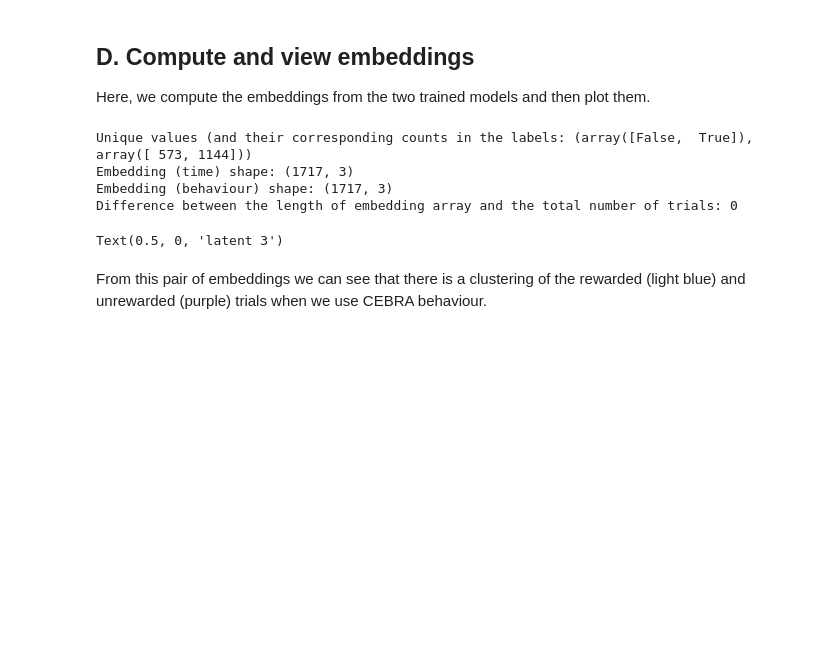
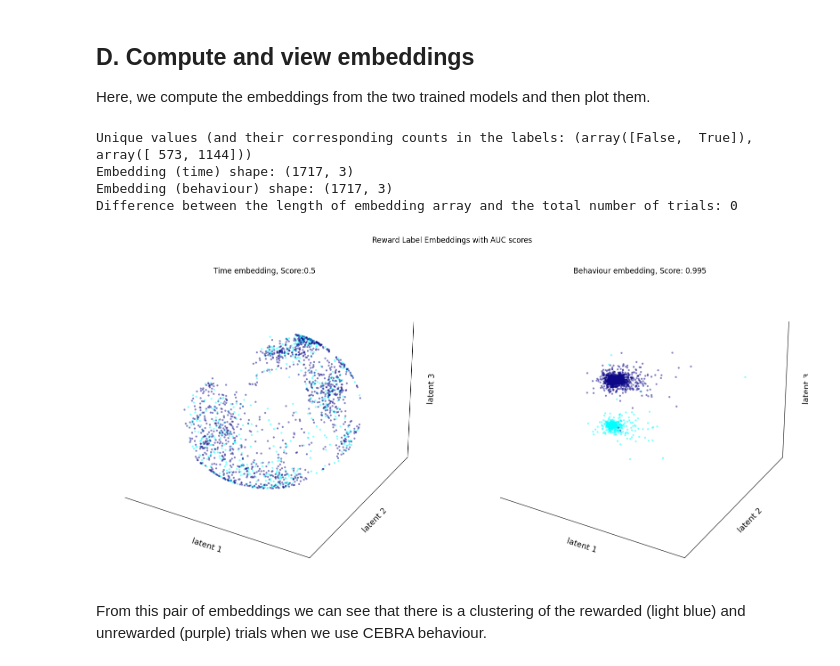
Before and after one commit to BrianNGitahi/CEBRA_Pack, a Jupyter notebook: AIND-Data.ipynb, the cells around one changed output. Drawn from its saved outputs; the diff is of its cells as text; code cells hidden in the pictures; blank space fills up the shorter version.

Commit message:
used view function in AIND-Data

```diff
--- a/AIND-Data.ipynb
+++ b/AIND-Data.ipynb
@@ -89,9 +82,4 @@ all information is in the first 1765 rows so we'll consider those
 n_trials = 1765
 # %%
 # download the dictionary containing the traces (you can download this locally and replcace the path)
-try:
-    traces = pickle.load(open('/Users/brian.gitahi/Desktop/AIND/CEBRA/Git/CEBRA-Demo/data/CO data/traces.pkl', "rb"))
-    print("Loaded traces.pkl from the local path.")
-except FileNotFoundError:
-    traces = pickle.load(open('/data/traces.pkl', "rb"))
-    print("Loaded traces.pkl from the alternate path.")
+traces = pickle.load(open('/data/CO data/traces.pkl', "rb"))
@@ -100,8 +86,3 @@ Loaded traces.pkl from the alternate path.
 # %%
 # load the trace times (you can download this locally and replcace the path)
-try:
-    trace_times = np.load('/Users/brian.gitahi/Desktop/AIND/CEBRA/Git/CEBRA-Demo/data/CO data/Trace times.npy', allow_pickle=True)
-    print("Loaded Trace times.npy from the local path.")
-except FileNotFoundError:
-    trace_times = np.load('/data/Trace times.npy', allow_pickle=True)
-    print("Loaded Trace times.npy from the alternate path.")
+trace_times = np.load('/data/CO data/Trace times.npy', allow_pickle=True)
@@ -213,25 +192,25 @@ This section will be summarized as a function in later notebooks. The function c
 max_iterations = 2000
 # %%
 # build a CEBRA-Time and CEBRA-Behaviour model
-cebra_time_model = CEBRA(model_architecture='offset10-model-mse',
+cebra_time_model = CEBRA(model_architecture='offset10-model',
                         batch_size=512,
                         learning_rate=3e-4,
                         temperature=1,
                         output_dimension=3,
                         max_iterations=max_iterations,
-                        distance='euclidean',
+                        distance='cosine',
                         conditional='time',
                         device='cuda_if_available',
                         verbose=True,
                         time_offsets=10)
 # %%
-cebra_behaviour_model = CEBRA(model_architecture='offset10-model-mse',
+cebra_behaviour_model = CEBRA(model_architecture='offset10-model',
                         batch_size=512,
                         learning_rate=3e-4,
                         temperature=1,
                         output_dimension=3,
                         max_iterations=max_iterations,
-                        distance='euclidean',
+                        distance='cosine',
                         conditional='time_delta',
                         device='cuda_if_available',
                         verbose=True,
@@ -280,58 +259,10 @@ Unique values (and their corresponding counts in the labels: (array([False,  Tru
 Embedding (time) shape: (1717, 3)
 Embedding (behaviour) shape: (1717, 3)
 Difference between the length of embedding array and the total number of trials: 0
-# %%
-# create a figure and make the plots
-#%matplotlib inline
-fig1 = plt.figure(figsize=(16,4))
-gs = gridspec.GridSpec(1, 2, figure=fig1)
-
-ax1 = fig1.add_subplot(gs[0,0], projection='3d')
-ax2 = fig1.add_subplot(gs[0,1], projection='3d')
-axes =[ax1,ax2]
-
-for ax in axes:
-
-
-    ax.set_xlabel("latent 1", labelpad=0.01)
-    ax.set_ylabel("latent 2", labelpad=0.01)
-    ax.set_zlabel("latent 3", labelpad=0.01)
-
-    # Hide X and Y axes label marks
-    ax.xaxis.set_tick_params(labelbottom=False)
-    ax.yaxis.set_tick_params(labelleft=False)
-    ax.zaxis.set_tick_params(labelright=False)
-
-    # Hide X and Y axes tick marks
-    ax.set_xticks([])
-    ax.set_yticks([])
-    ax.set_zticks([])
-
-
-# colour maps
-colours = ['cool', 'plasma']
-
-# plot the time embedding
-cebra.plot_embedding(embedding=time_embedding[rewarded_,:], embedding_labels=trial_labels[rewarded_],ax=ax1, markersize=2, title='Time embedding', cmap=colours[0])
-cebra.plot_embedding(embedding=time_embedding[unrewarded_,:], embedding_labels=trial_labels[unrewarded_],ax=ax1, markersize=2, title='Time embedding', cmap=colours[1])
-
-# plot the behaviour embedding
-cebra.plot_embedding(embedding=behaviour_embedding[rewarded_,:], embedding_labels=trial_labels[rewarded_],ax=ax2, markersize=2, title='Behaviour embedding', cmap=colours[0],)
-cebra.plot_embedding(embedding=behaviour_embedding[unrewarded_,:], embedding_labels=trial_labels[unrewarded_],ax=ax2,markersize=2, title='Behaviour embedding',  cmap=colours[1])
-
-
-# Adjust the subplot layout manually
-#plt.subplots_adjust(left=0.095, right=0.1, top=0.95, bottom=0.05, wspace=0.001)
-
-# Adjust the subplot layout manually
-plt.subplots_adjust(left=0.00001, right=0.55, top=0.95, bottom=0.05, wspace=0.0001)
-
-# Use tight_layout with padding to ensure labels are not cut off
-
-
-# Adjust label positions using bbox
-ax2.set_zlabel("latent 3", labelpad=1, fontsize=10, bbox=dict(facecolor='white', edgecolor='none', pad=0.5))
-# %% [output]
-Text(0.5, 0, 'latent 3')
+# %%
+%matplotlib inline
+cp.view(time_embedding, behaviour_embedding, labels=trial_labels, label_classes=[rewarded_, unrewarded_], main_title="Reward Label Embeddings with AUC scores")
+# %% [output]
+[figure, added]
 # %% [markdown]
 From this pair of embeddings we can see that there is a clustering of the rewarded (light blue) and unrewarded (purple) trials when we use CEBRA behaviour.
```
Also changed, not shown: parts of 6 cells of this notebook, 4 other files.
